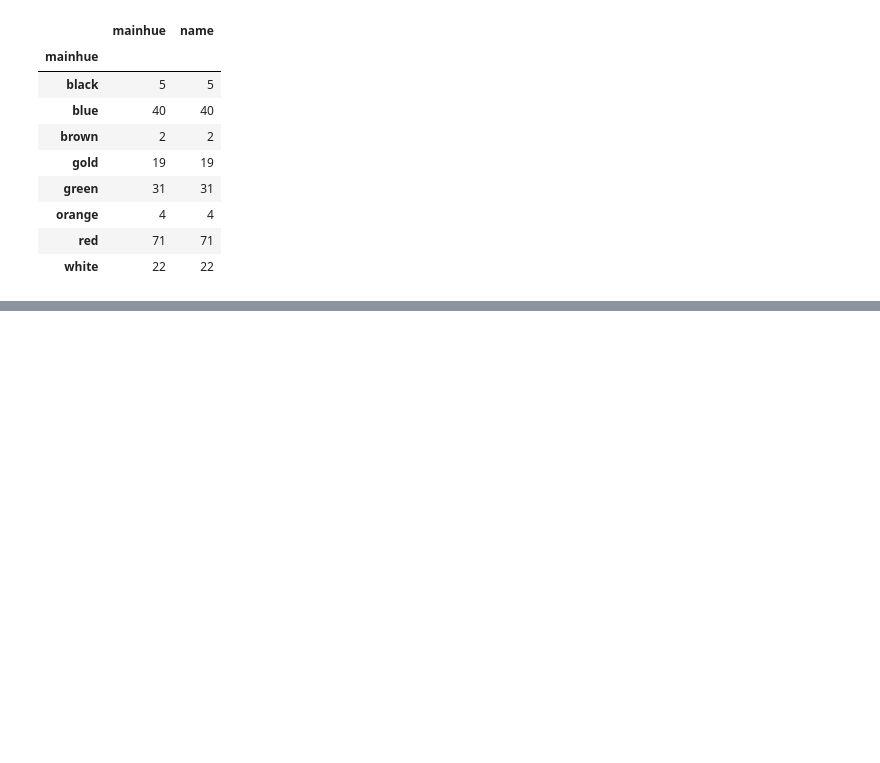
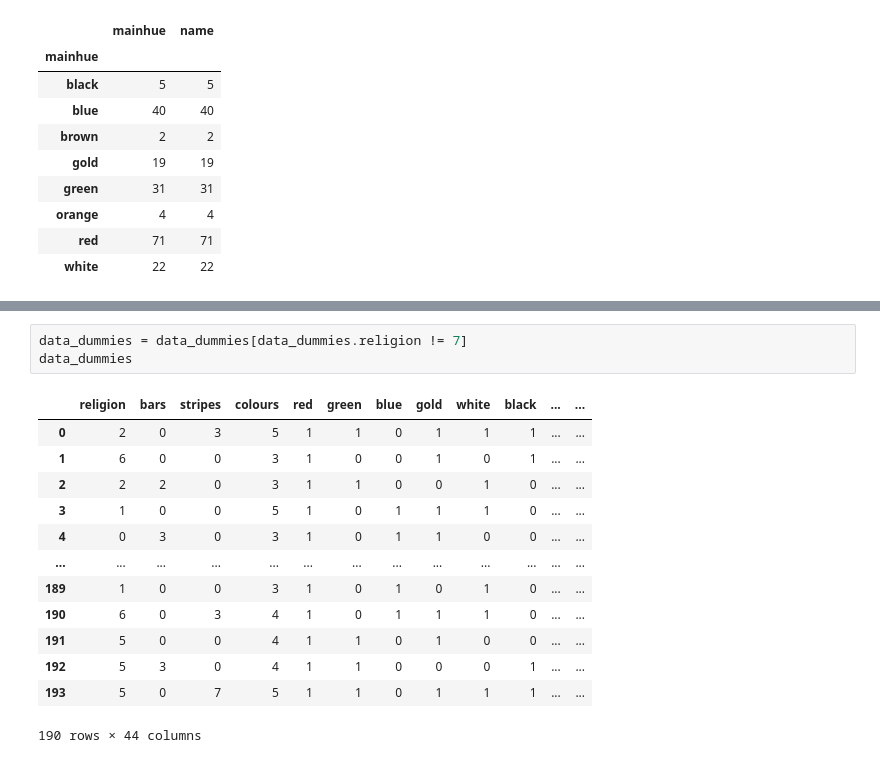
Before and after one commit to solnotka/Netology_ML, a Jupyter notebook: lab.ipynb, the cells around one changed output, grey strips where cells are left out. Saved outputs shown, nothing was run; the diff lists cells and outputs as text; blank space fills up the shorter version.

```diff
--- a/lab.ipynb
+++ b/lab.ipynb
@@ -85,0 +174,17 @@ data[['mainhue', 'name']].groupby(data['mainhue']).count()
+# %%
+data_dummies = data_dummies[data_dummies.religion != 7]
+data_dummies
+# %% [output]
+|  | religion | bars | stripes | colours | red | green | blue | gold | white | black | ... | ... |
+| 0 | 2 | 0 | 3 | 5 | 1 | 1 | 0 | 1 | 1 | 1 | ... | ... |
+| 1 | 6 | 0 | 0 | 3 | 1 | 0 | 0 | 1 | 0 | 1 | ... | ... |
+| 2 | 2 | 2 | 0 | 3 | 1 | 1 | 0 | 0 | 1 | 0 | ... | ... |
+| 3 | 1 | 0 | 0 | 5 | 1 | 0 | 1 | 1 | 1 | 0 | ... | ... |
+| 4 | 0 | 3 | 0 | 3 | 1 | 0 | 1 | 1 | 0 | 0 | ... | ... |
+| ... | ... | ... | ... | ... | ... | ... | ... | ... | ... | ... | ... | ... |
+| 189 | 1 | 0 | 0 | 3 | 1 | 0 | 1 | 0 | 1 | 0 | ... | ... |
+| 190 | 6 | 0 | 3 | 4 | 1 | 0 | 1 | 1 | 1 | 0 | ... | ... |
+| 191 | 5 | 0 | 0 | 4 | 1 | 1 | 0 | 1 | 0 | 0 | ... | ... |
+| 192 | 5 | 3 | 0 | 4 | 1 | 1 | 0 | 0 | 0 | 1 | ... | ... |
+| 193 | 5 | 0 | 7 | 5 | 1 | 1 | 0 | 1 | 1 | 1 | ... | ... |
+190 rows × 44 columns
```
Also changed, not shown: parts of 11 cells of this notebook, 7 other files.
